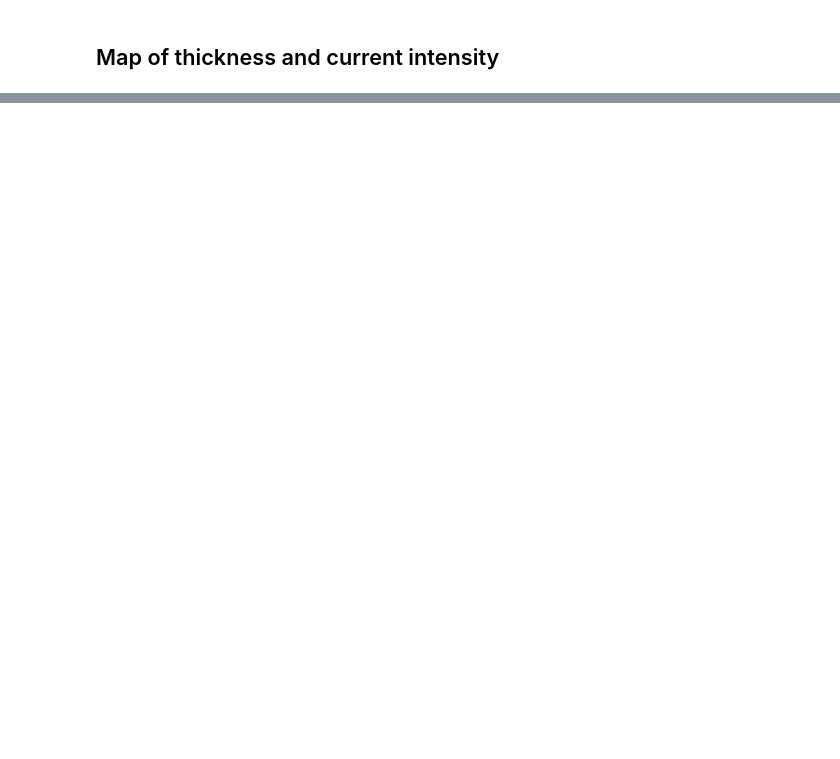
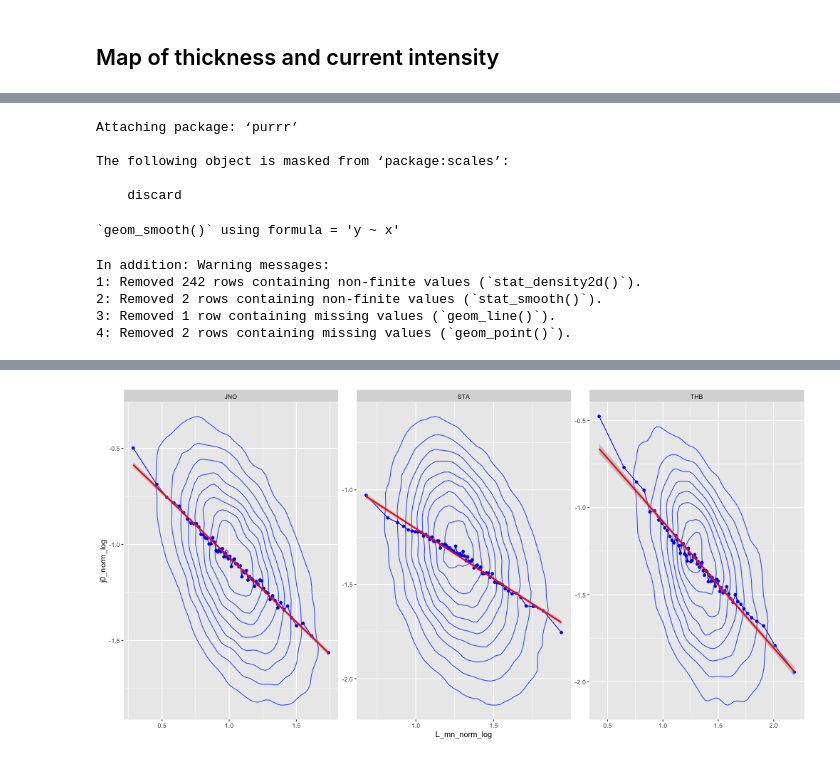
Before and after one commit to Beforerr/discontinuitypy, a Jupyter notebook: notebooks/analysis/02_properties.ipynb, the cells around one changed output, grey strips where cells are left out. Saved outputs shown, nothing was run; the diff lists cells and outputs as text; code cells hidden in the pictures; blank space fills up the shorter version.

Commit message:
update: properties results

```diff
--- a/notebooks/analysis/02_properties.ipynb
+++ b/notebooks/analysis/02_properties.ipynb
@@ -54,2 +41,7 @@ all_candidates_l0 : pl.DataFrame = pl.concat(
 # %% [markdown]
 ## Processing datasets
+# %%
+all_events_l1 : pl.DataFrame = catalog.load('events.l1.ALL_sw_ts_1s_tau_60s').collect()
+JUNO_events_l1 : pl.LazyFrame = catalog.load('events.l1.JNO_ts_1s_tau_60s').collect()
+
+%R -i all_events_l1 -c conv_pl
@@ -290,3 +275,13 @@ Histogram
+# %%
+%%R
+plot_limited_histogram <- function(df, x, x_lim, bins, facet_var) {
+    data <- df %>%
+        filter(!!sym(x) >= x_lim[1], !!sym(x) <= x_lim[2])
+
+    p <- gghistogram(data, x = x, y="density", color = "sat", bins = bins, facet.by = facet_var)
+
+    return(p)
+}
 # %% [markdown]
 ## Thickness
 # %% [markdown]
@@ -344,9 +359,13 @@ save_plot("thickness_N1_r_dist")
 %%R
 x <- "L_mn_norm"
 x_lim <- c(0,60)
+bins <- 16
 facet_var <- "r_bin"
+p <- plot_limited_histogram(all_events_l1, x = x, x_lim = x_lim , bins = bins, facet_var=facet_var)
+save_plot("thickness_N1_r_hist")
 
-p <- plot_limited_histogram(all_candidates_l1, x = x, x_lim = x_lim , bins = 10, facet_var=facet_var)
-print(p)
-
-save_plot("thickness_N1_r_hist")
+x <- "L_mn_norm_log"
+x_lim <- c(0, 2)
+facet_var <- "r_bin"
+p <- plot_limited_histogram(all_events_l1, x = x, x_lim = x_lim , bins = bins, facet_var=facet_var)
+save_plot("thickness_N1_log_r_hist")
@@ -444,7 +488,7 @@ def bin_df(df: pl.DataFrame, col_to_bin, bins=10):
 col_to_bin="L_mn_norm_log"
 # col_to_bin="j0_norm_log"
 
-all_candidates_l1_L_binned = pl.concat(
+all_events_l1_L_binned = pl.concat(
     [
         data.pipe(bin_df, col_to_bin=col_to_bin, bins=64).with_columns(sat= pl.lit(name))
         for name, data in all_events_l1.group_by("sat")
@@ -457,4 +501,4 @@ jno_events_l1_L_binned = pl.concat(
         for name, data in jno_candidates_l1.group_by("r_bin")
     ]
 )
-%R -i all_candidates_l1_L_binned -c conv_pl
+%R -i all_events_l1_L_binned -c conv_pl
@@ -461,21 +553,55 @@ jno_events_l1_L_binned = pl.concat(
+# %%
+%%R
+library(purrr)
+library(tidyr)
+fit_gaussian_2D_pdf <- function(data) {
+  kde_result <- MASS::kde2d(data$L_mn_norm_log, data$j0_norm_log)
+  x_values <- rep(kde_result$x, each = length(kde_result$y))
+  y_values <- rep(kde_result$y, length(kde_result$x))
+  response <- as.vector(kde_result$z)
+
+  density <- data.frame(X_values = x_values, Y_values = y_values, response = response)
+  model <- fit_gaussian_2D(density)
+  return(model)
+}
+
+results <- df %>%
+  # group_by(r_bin) %>%
+  nest() %>%
+  mutate(fitted = map(data, fit_gaussian_2D_pdf))
+# %% [output]
+Attaching package: ‘purrr’
+
+The following object is masked from ‘package:scales’:
+
+    discard
 # %%
 %%R -w 1000 -h 500
 # Creating a list of layers for the binned data
-# model <- lm(j0_norm_log ~ L_mn_norm_log, data = all_candidates_l1_L_binned)
+# model <- lm(j0_norm_log ~ L_mn_norm_log, data = all_events_l1_L_binned)
 # slope <- coef(model)[2]
 
 binned_layer <- list(
-  geom_line(data = all_candidates_l1_L_binned, color = 'blue'),
-  geom_point(data = all_candidates_l1_L_binned, color = 'blue'),
-  geom_smooth(data = all_candidates_l1_L_binned, method = "glm", color = 'red')
+  geom_line(data = all_events_l1_L_binned, color = 'blue'),
+  geom_point(data = all_events_l1_L_binned, color = 'blue'),
+  geom_smooth(data = all_events_l1_L_binned, method = "glm", color = 'red')
 )
+
 
 # Plot creation
 p <- ggplot(mapping = aes(x = L_mn_norm_log, y = j0_norm_log)) +
-  stat_density_2d(data = all_events_l1, aes(fill = after_stat(density)), geom = "raster", contour = FALSE) +
+  geom_density_2d(data = all_events_l1) +
+  # stat_density_2d(data = all_events_l1, aes(fill = after_stat(density)), geom = "raster", contour = FALSE) +
   binned_layer +
   facet_wrap(~ sat, scales = "free")
 
 
 # Print the plot
 print(p)
+# %% [output]
+`geom_smooth()` using formula = 'y ~ x'
+In addition: Warning messages:
+1: Removed 242 rows containing non-finite values (`stat_density2d()`).
+2: Removed 2 rows containing non-finite values (`stat_smooth()`).
+3: Removed 1 row containing missing values (`geom_line()`).
+4: Removed 2 rows containing missing values (`geom_point()`).
@@ -482,3 +609,4 @@ print(p)
+[figure, added]
 # %%
 %%R
 p <- ggplot() +
```
Also changed, not shown: parts of 63 cells of this notebook, 37 other files.
